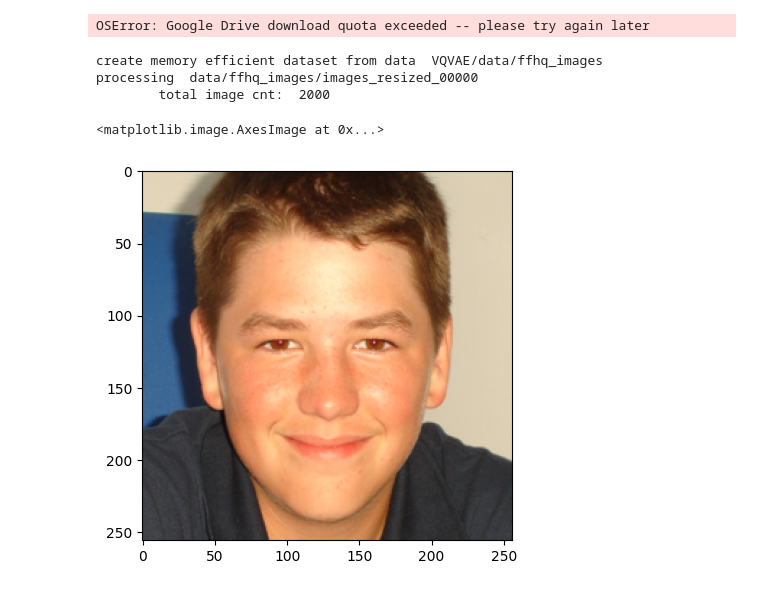
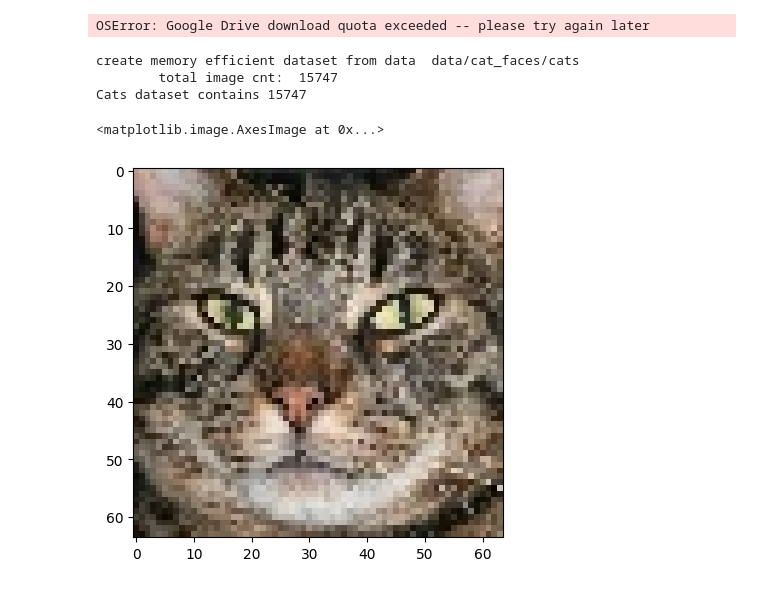
Before and after one commit to AliceOfSNU/VQVAE2, a Jupyter notebook: notebook.ipynb, the cells around one changed output. Drawn from its saved outputs; the diff is of its cells as text; code cells hidden in the pictures.

```diff
--- a/notebook.ipynb
+++ b/notebook.ipynb
@@ -272,16 +272,18 @@ downloading  5000 images to  data/ffhq_images/images_original/
 <!DOCTYPE html><html><head><title>Google Drive - Quota exceeded</title><meta http-equiv="content-type" content="text/html; charset=utf-8"/><style nonce="Dh7tHBHnptb7w3NrqJSp5g">.goog-link-button{posit ...
 OSError: Google Drive download quota exceeded -- please try again later
 # %%
-from dataset import FFHQDataset
+from dataset import FFHQDataset, CatsDataset
 import matplotlib.pyplot as plt
-DATA_DIR = 'data/ffhq_images'
-train_data = FFHQDataset(data_dir=DATA_DIR)
 
-img = train_data[1002]
+DATA_DIR = 'data/cat_faces/cats'
+train_data = CatsDataset(data_dir=DATA_DIR)
+
+print("Cats dataset contains", len(train_data))
+img = train_data[2]
 plt.imshow(img.permute(1, 2, 0).numpy())
 # %% [output]
-create memory efficient dataset from data  VQVAE/data/ffhq_images
-processing  data/ffhq_images/images_resized_00000
-        total image cnt:  2000
+create memory efficient dataset from data  data/cat_faces/cats
+        total image cnt:  15747
+Cats dataset contains 15747
 <matplotlib.image.AxesImage at 0x...>
-[figure, old version]
+[figure, new version]
```
Also changed, not shown: 5 other files.
